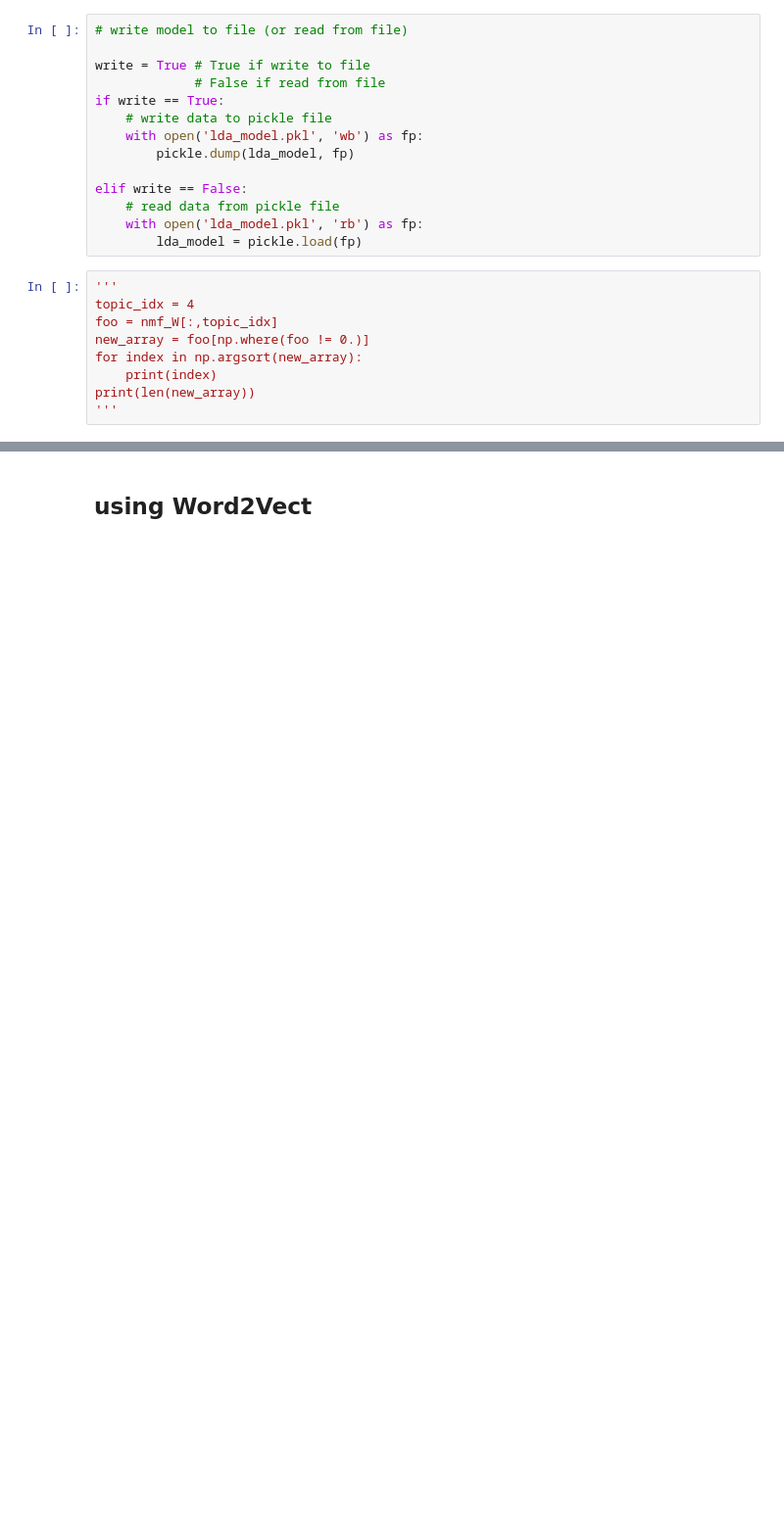
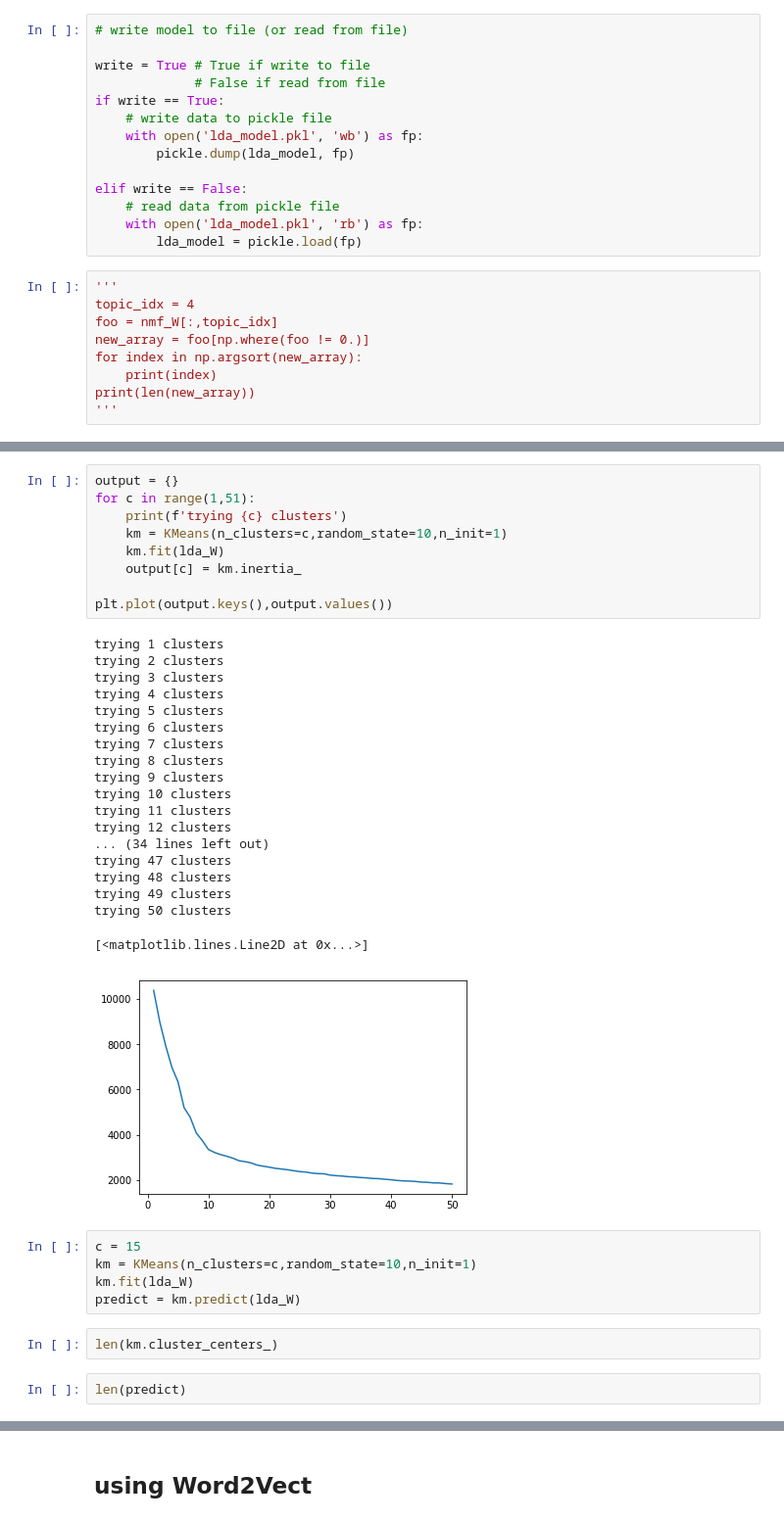
Before and after one commit to Stitchmaker/Metis_Bootcamp, a Jupyter notebook: Fletcher_Project/Fletcher_NLP_Analysis_LDA.ipynb, the cells around one changed output, grey strips where cells are left out. Shown at 98% size. Drawn from its saved outputs; the diff is of its cells as text; blank space fills up the shorter version.

```diff
--- a/Fletcher_Project/Fletcher_NLP_Analysis_LDA.ipynb
+++ b/Fletcher_Project/Fletcher_NLP_Analysis_LDA.ipynb
@@ -384,0 +908,38 @@ topic
+# %%
+output = {}
+for c in range(1,51):
+    print(f'trying {c} clusters')
+    km = KMeans(n_clusters=c,random_state=10,n_init=1)
+    km.fit(lda_W)
+    output[c] = km.inertia_
+
+plt.plot(output.keys(),output.values())
+# %% [output]
+trying 1 clusters
+trying 2 clusters
+trying 3 clusters
+trying 4 clusters
+trying 5 clusters
+trying 6 clusters
+trying 7 clusters
+trying 8 clusters
+trying 9 clusters
+trying 10 clusters
+trying 11 clusters
+trying 12 clusters
+... (34 lines left out)
+trying 47 clusters
+trying 48 clusters
+trying 49 clusters
+trying 50 clusters
+[<matplotlib.lines.Line2D at 0x...>]
+[figure, added]
+# %%
+c = 15
+km = KMeans(n_clusters=c,random_state=10,n_init=1)
+km.fit(lda_W)
+predict = km.predict(lda_W)
+# %%
+len(km.cluster_centers_)
+# %%
+len(predict)
```
Also changed, not shown: parts of 60 cells of this notebook, 2 other files.
